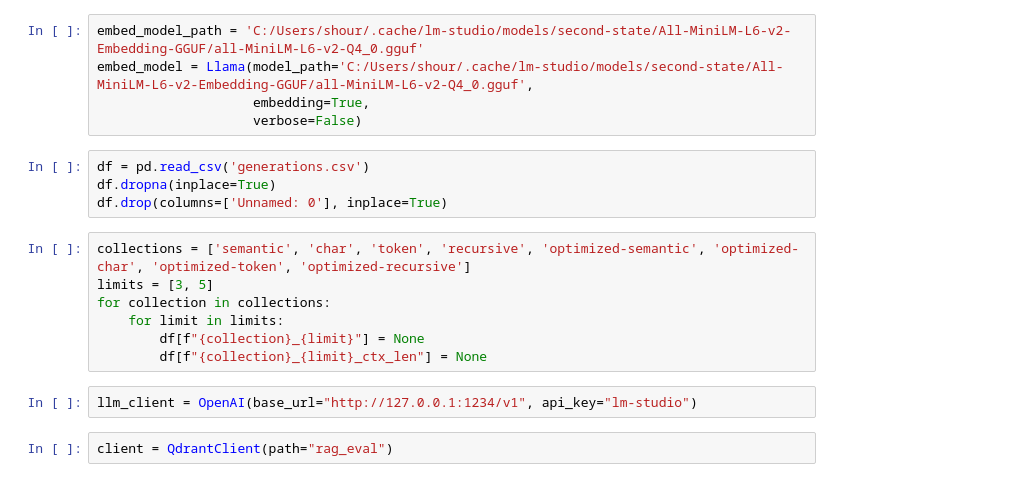
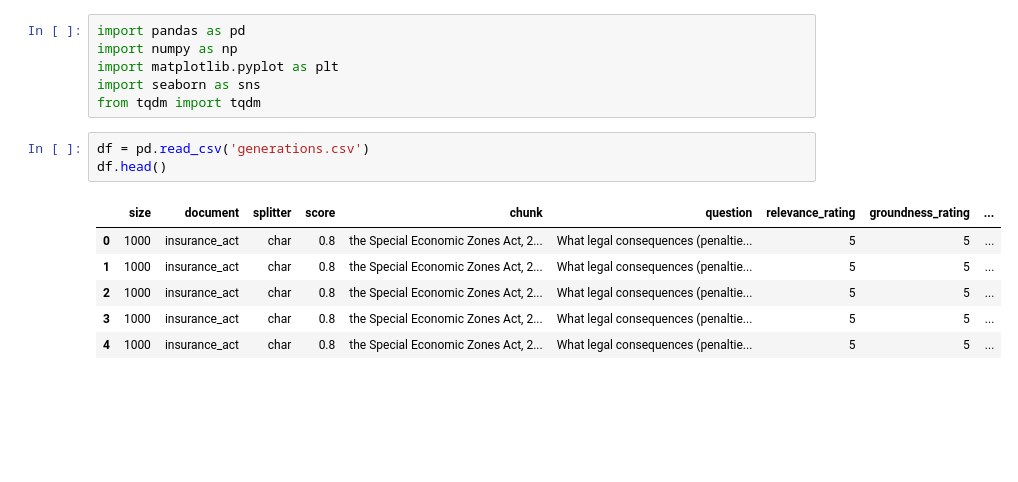
Before and after one commit to MadBonzz/chunk-optimization, a Jupyter notebook: evaluation.ipynb, the cells around one changed output. Saved outputs shown, nothing was run; the diff lists cells and outputs as text; blank space fills up the shorter version.

Commit message:
code structuring and better eval

```diff
--- a/evaluation.ipynb
+++ b/evaluation.ipynb
@@ -41,20 +1,16 @@ device = 'cuda' if torch.cuda.is_available() else 'cpu'
-# %%
-embed_model_path = 'C:/Users/shour/.cache/lm-studio/models/second-state/All-MiniLM-L6-v2-Embedding-GGUF/all-MiniLM-L6-v2-Q4_0.gguf'
-embed_model = Llama(model_path='C:/Users/shour/.cache/lm-studio/models/second-state/All-MiniLM-L6-v2-Embedding-GGUF/all-MiniLM-L6-v2-Q4_0.gguf',
-                    embedding=True,
-                    verbose=False)
+# %%
+import pandas as pd
+import numpy as np
+import matplotlib.pyplot as plt
+import seaborn as sns
+from tqdm import tqdm
 # %%
 df = pd.read_csv('generations.csv')
-df.dropna(inplace=True)
-df.drop(columns=['Unnamed: 0'], inplace=True)
+df.head()
+# %% [output]
+|  | size | document | splitter | score | chunk | question | relevance_rating | groundness_rating | ... |
+| 0 | 1000 | insurance_act | char | 0.8 | the Special Economic Zones Act, 2... | What legal consequences (penaltie... | 5 | 5 | ... |
+| 1 | 1000 | insurance_act | char | 0.8 | the Special Economic Zones Act, 2... | What legal consequences (penaltie... | 5 | 5 | ... |
+| 2 | 1000 | insurance_act | char | 0.8 | the Special Economic Zones Act, 2... | What legal consequences (penaltie... | 5 | 5 | ... |
+| 3 | 1000 | insurance_act | char | 0.8 | the Special Economic Zones Act, 2... | What legal consequences (penaltie... | 5 | 5 | ... |
+| 4 | 1000 | insurance_act | char | 0.8 | the Special Economic Zones Act, 2... | What legal consequences (penaltie... | 5 | 5 | ... |
-# %%
-collections = ['semantic', 'char', 'token', 'recursive', 'optimized-semantic', 'optimized-char', 'optimized-token', 'optimized-recursive']
-limits = [3, 5]
-for collection in collections:
-    for limit in limits:
-        df[f"{collection}_{limit}"] = None
-        df[f"{collection}_{limit}_ctx_len"] = None
-# %%
-llm_client = OpenAI(base_url="http://127.0.0.1:1234/v1", api_key="lm-studio")
-# %%
-client = QdrantClient(path="rag_eval")
```
Also changed, not shown: parts of 22 cells of this notebook, 40 other files.
